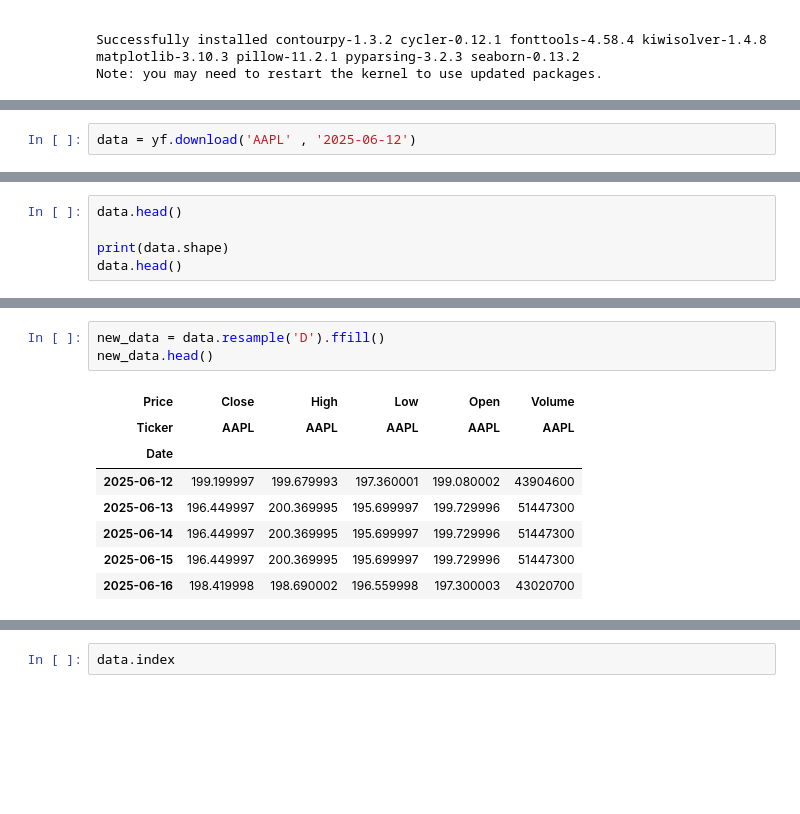
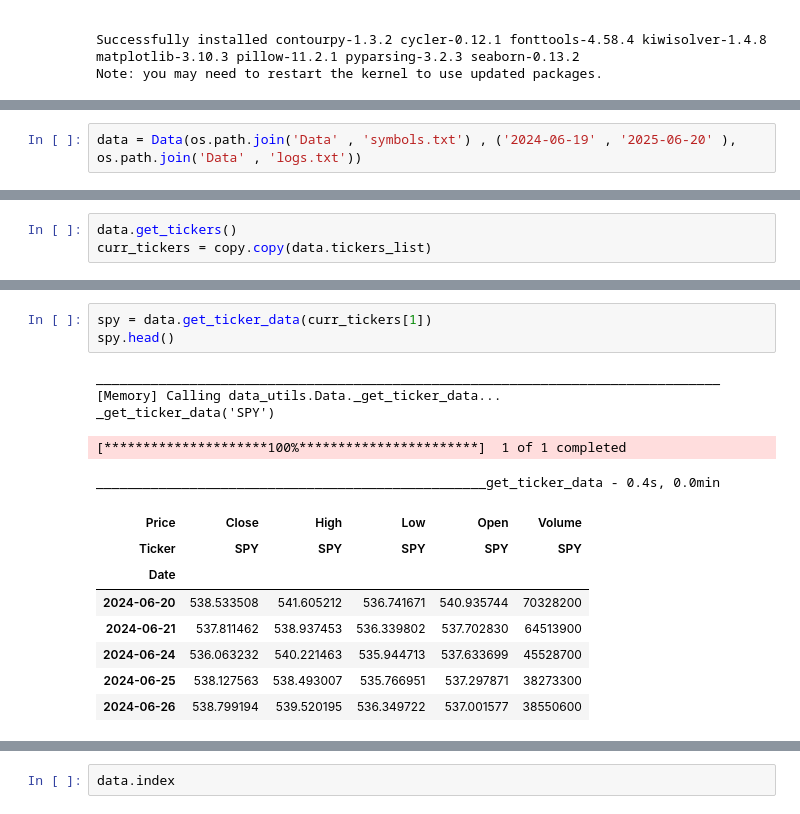
Before and after one commit to humaspasta/Market-Data-Pipeline-Descriptive-Analytics, a Jupyter notebook: project_1_data_pipeline.ipynb, the cells around one changed output, grey strips where cells are left out. Drawn from its saved outputs; the diff is of its cells as text; blank space fills up the shorter version.

Commit message:
organized data folder, fixed path related bugs, tested in pipeline file, adjusted symbols.txt, added additional methods to data_utils

```diff
--- a/project_1_data_pipeline.ipynb
+++ b/project_1_data_pipeline.ipynb
@@ -26,2 +29,2 @@ import seaborn as sb
 # %%
-data = yf.download('AAPL' , '2025-06-12')
+data = Data(os.path.join('Data' , 'symbols.txt') , ('2024-06-19' , '2025-06-20' ), os.path.join('Data' , 'logs.txt'))
@@ -30,5 +31,3 @@ data = yf.download('AAPL' , '2025-06-12')
 # %%
-data.head()
-
-print(data.shape)
-data.head()
+data.get_tickers()
+curr_tickers = copy.copy(data.tickers_list)
@@ -45,12 +51,17 @@ data.head()
 # %%
-new_data = data.resample('D').ffill()
-new_data.head()
+spy = data.get_ticker_data(curr_tickers[1])
+spy.head()
 # %% [output]
+________________________________________________________________________________
+[Memory] Calling data_utils.Data._get_ticker_data...
+_get_ticker_data('SPY')
+[*********************100%***********************]  1 of 1 completed
+__________________________________________________get_ticker_data - 0.4s, 0.0min
 | Price | Close | High | Low | Open | Volume |
-| Ticker | AAPL | AAPL | AAPL | AAPL | AAPL |
+| Ticker | SPY | SPY | SPY | SPY | SPY |
 | Date |  |  |  |  |  |
-| 2025-06-12 | 199.199997 | 199.679993 | 197.360001 | 199.080002 | 43904600 |
-| 2025-06-13 | 196.449997 | 200.369995 | 195.699997 | 199.729996 | 51447300 |
-| 2025-06-14 | 196.449997 | 200.369995 | 195.699997 | 199.729996 | 51447300 |
-| 2025-06-15 | 196.449997 | 200.369995 | 195.699997 | 199.729996 | 51447300 |
-| 2025-06-16 | 198.419998 | 198.690002 | 196.559998 | 197.300003 | 43020700 |
+| 2024-06-20 | 538.533508 | 541.605212 | 536.741671 | 540.935744 | 70328200 |
+| 2024-06-21 | 537.811462 | 538.937453 | 536.339802 | 537.702830 | 64513900 |
+| 2024-06-24 | 536.063232 | 540.221463 | 535.944713 | 537.633699 | 45528700 |
+| 2024-06-25 | 538.127563 | 538.493007 | 535.766951 | 537.297871 | 38273300 |
+| 2024-06-26 | 538.799194 | 539.520195 | 536.349722 | 537.001577 | 38550600 |
```
Also changed, not shown: parts of 8 cells of this notebook, 4 other files.
